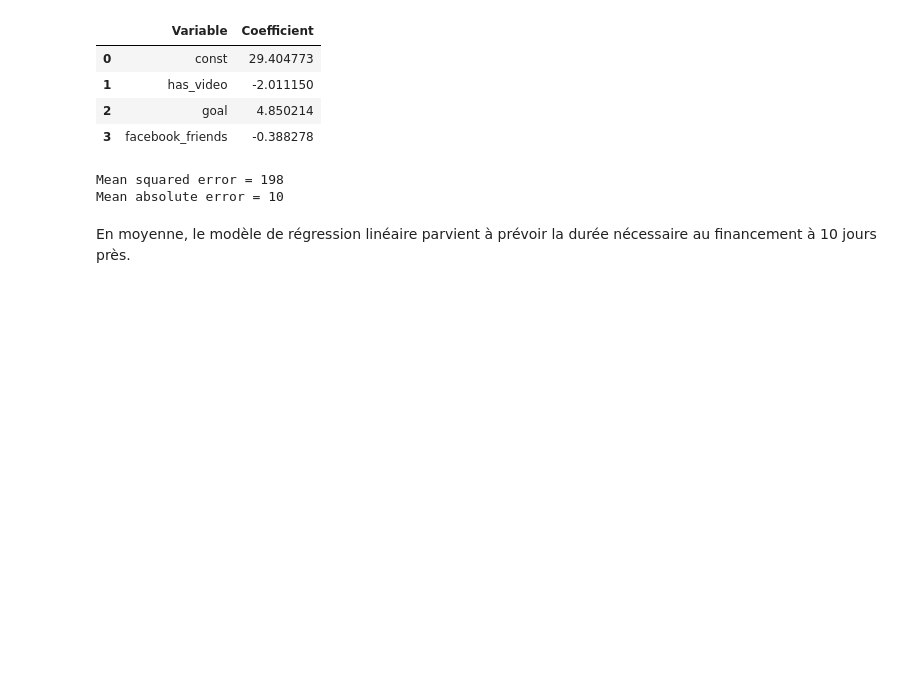
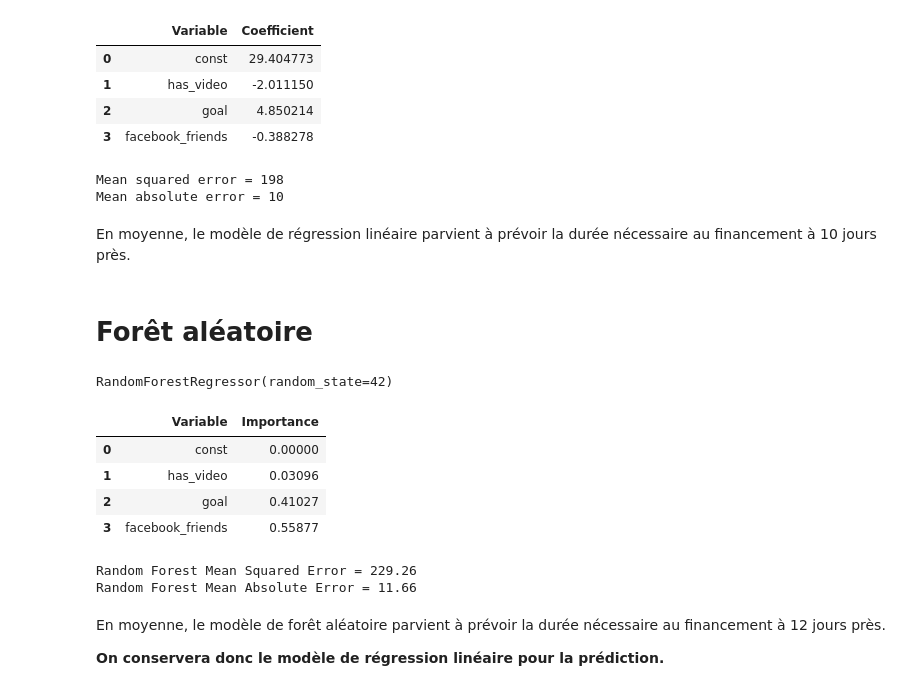
Before and after one commit to Ab2nour/kickstarter-project-analysis, a Jupyter notebook: src/notebooks/supervized_regression.ipynb, the cells around one changed output. Saved outputs shown, nothing was run; the diff lists cells and outputs as text; code cells hidden in the pictures; blank space fills up the shorter version.

Commit message:
feat: add random forest model

```diff
--- a/src/notebooks/supervized_regression.ipynb
+++ b/src/notebooks/supervized_regression.ipynb
@@ -132,3 +132,5 @@ Mean squared error = 198
 Mean absolute error = 10
 # %% [markdown]
 En moyenne, le modèle de régression linéaire parvient à prévoir la durée nécessaire au financement à 10 jours près.
+# %% [markdown]
+# Forêt aléatoire
@@ -134,0 +143,39 @@ En moyenne, le modèle de régression linéaire parvient à prévoir la durée n
+# %%
+# Create and train a Random Forest Regressor
+random_forest = RandomForestRegressor(n_estimators=100, random_state=42)
+random_forest.fit(X_train, y_train)
+# %% [output]
+RandomForestRegressor(random_state=42)
+# %%
+# Get feature importances
+feature_importances = random_forest.feature_importances_
+
+# Display feature importances
+importances_df = pd.DataFrame({
+    'Variable': [col for col in X.columns],
+    'Importance': feature_importances.tolist()
+})
+importances_df
+# %% [output]
+|  | Variable | Importance |
+| 0 | const | 0.00000 |
+| 1 | has_video | 0.03096 |
+| 2 | goal | 0.41027 |
+| 3 | facebook_friends | 0.55877 |
+# %%
+# Evaluate model prediction capacity
+y_pred_rf = random_forest.predict(X_test)
+
+# Calculate Mean Squared Error and Mean Absolute Error
+rf_mse = mean_squared_error(y_true=y_test, y_pred=y_pred_rf)
+rf_mae = mean_absolute_error(y_true=y_test, y_pred=y_pred_rf)
+
+print(f"Random Forest Mean Squared Error = {round(rf_mse, 2)}")
+print(f"Random Forest Mean Absolute Error = {round(rf_mae, 2)}")
+# %% [output]
+Random Forest Mean Squared Error = 229.26
+Random Forest Mean Absolute Error = 11.66
+# %% [markdown]
+En moyenne, le modèle de forêt aléatoire parvient à prévoir la durée nécessaire au financement à 12 jours près.
+
+**On conservera donc le modèle de régression linéaire pour la prédiction.**
```
Also changed, not shown: parts of 2 cells of this notebook.
